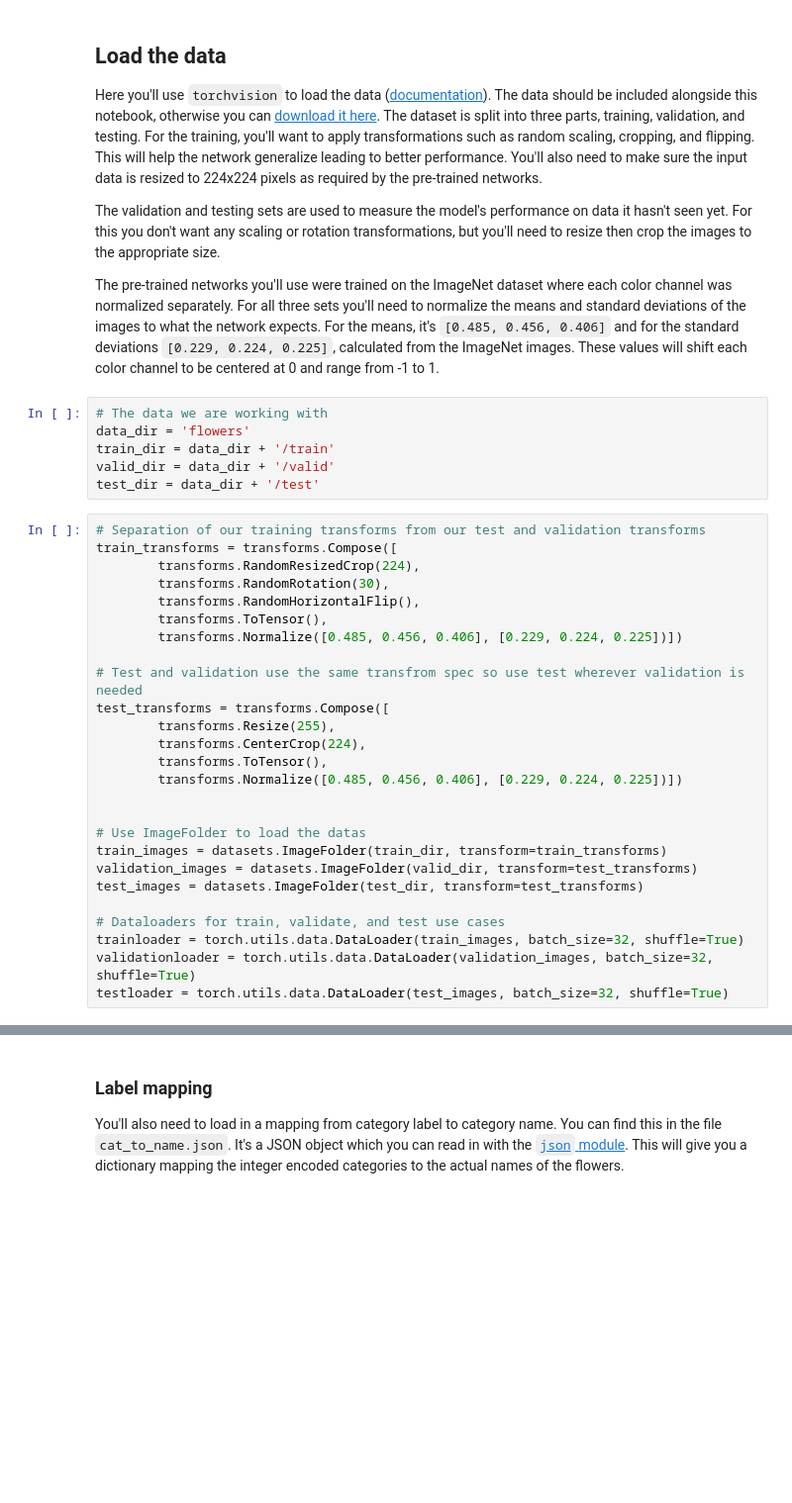
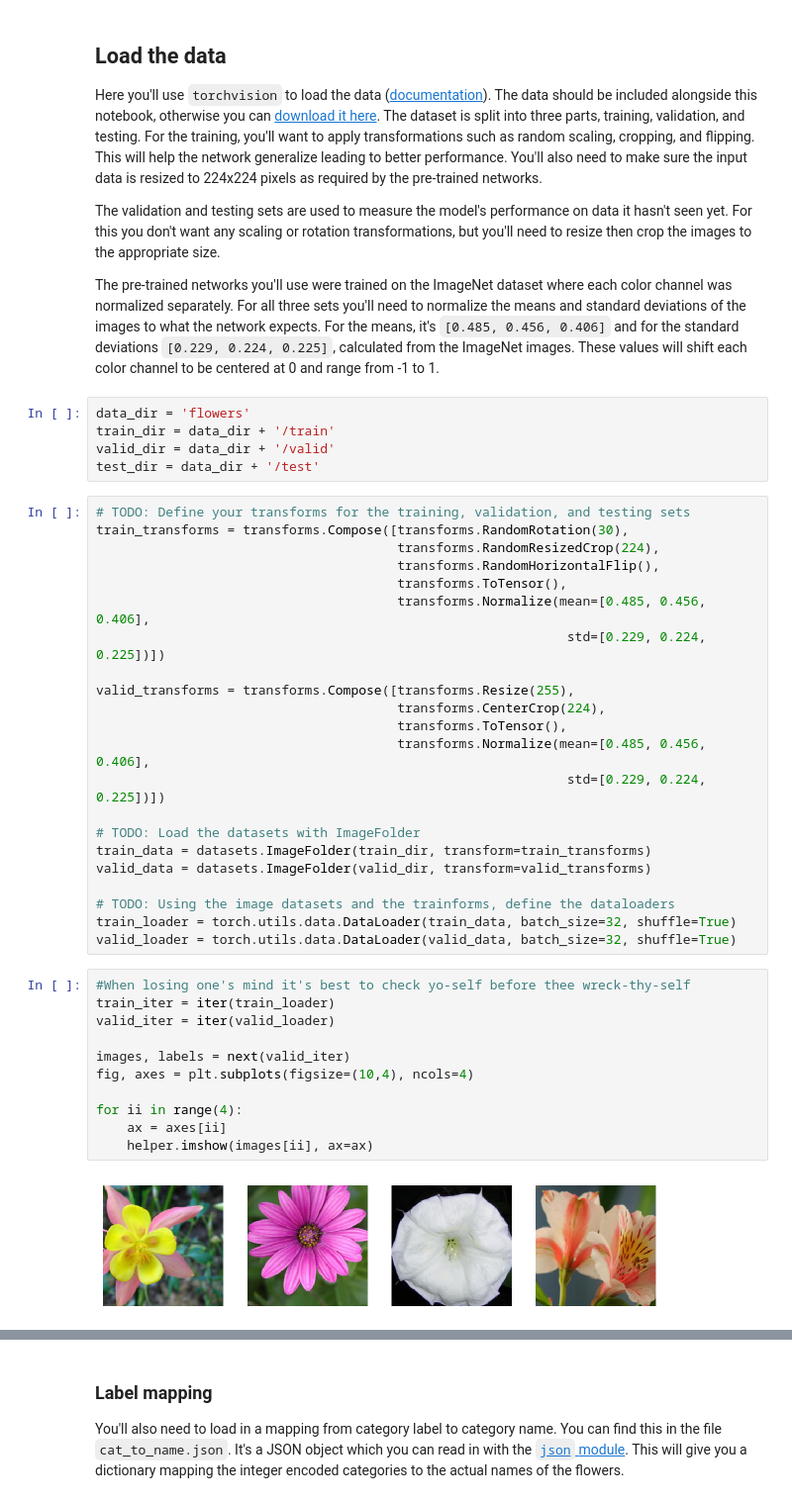
Before and after one commit to devinjelliot/udacity_img_classifier_p1, a Jupyter notebook: Image Classifier Project_part1_DE.ipynb, the cells around one changed output, grey strips where cells are left out. Shown at 99% size. Cells and saved outputs as stored; diff of their text form; blank space fills up the shorter version.

```diff
--- a/Image Classifier Project_part1_DE.ipynb
+++ b/Image Classifier Project_part1_DE.ipynb
@@ -49,34 +95,42 @@ The validation and testing sets are used to measure the model's performance on d
 
 The pre-trained networks you'll use were trained on the ImageNet dataset where each color channel was normalized separately. For all three sets you'll need to normalize the means and standard deviations of the images to what the network expects. For the means, it's `[0.485, 0.456, 0.406]` and for the standard deviations `[0.229, 0.224, 0.225]`, calculated from the ImageNet images.  These values will shift each color channel to be centered at 0 and range from -1 to 1.
 # %%
-# The data we are working with
 data_dir = 'flowers'
 train_dir = data_dir + '/train'
 valid_dir = data_dir + '/valid'
 test_dir = data_dir + '/test'
 # %%
-# Separation of our training transforms from our test and validation transforms
-train_transforms = transforms.Compose([
-        transforms.RandomResizedCrop(224),
-        transforms.RandomRotation(30),
-        transforms.RandomHorizontalFlip(),
-        transforms.ToTensor(),
-        transforms.Normalize([0.485, 0.456, 0.406], [0.229, 0.224, 0.225])])
+# TODO: Define your transforms for the training, validation, and testing sets
+train_transforms = transforms.Compose([transforms.RandomRotation(30),
+                                       transforms.RandomResizedCrop(224),
+                                       transforms.RandomHorizontalFlip(),
+                                       transforms.ToTensor(),
+                                       transforms.Normalize(mean=[0.485, 0.456, 0.406],
+                                                             std=[0.229, 0.224, 0.225])])
 
-# Test and validation use the same transfrom spec so use test wherever validation is needed
-test_transforms = transforms.Compose([
-        transforms.Resize(255),
-        transforms.CenterCrop(224),
-        transforms.ToTensor(),
-        transforms.Normalize([0.485, 0.456, 0.406], [0.229, 0.224, 0.225])])
+valid_transforms = transforms.Compose([transforms.Resize(255),
+                                       transforms.CenterCrop(224),
+                                       transforms.ToTensor(),
+                                       transforms.Normalize(mean=[0.485, 0.456, 0.406],
+                                                             std=[0.229, 0.224, 0.225])])
 
+# TODO: Load the datasets with ImageFolder
+train_data = datasets.ImageFolder(train_dir, transform=train_transforms)
+valid_data = datasets.ImageFolder(valid_dir, transform=valid_transforms)
 
-# Use ImageFolder to load the datas
-train_images = datasets.ImageFolder(train_dir, transform=train_transforms)
-validation_images = datasets.ImageFolder(valid_dir, transform=test_transforms)
-test_images = datasets.ImageFolder(test_dir, transform=test_transforms)
-
-# Dataloaders for train, validate, and test use cases
-trainloader = torch.utils.data.DataLoader(train_images, batch_size=32, shuffle=True)
-validationloader = torch.utils.data.DataLoader(validation_images, batch_size=32, shuffle=True)
-testloader = torch.utils.data.DataLoader(test_images, batch_size=32, shuffle=True)
+# TODO: Using the image datasets and the trainforms, define the dataloaders
+train_loader = torch.utils.data.DataLoader(train_data, batch_size=32, shuffle=True)
+valid_loader = torch.utils.data.DataLoader(valid_data, batch_size=32, shuffle=True)
+# %%
+#When losing one's mind it's best to check yo-self before thee wreck-thy-self
+train_iter = iter(train_loader)
+valid_iter = iter(valid_loader)
+
+images, labels = next(valid_iter)
+fig, axes = plt.subplots(figsize=(10,4), ncols=4)
+
+for ii in range(4):
+    ax = axes[ii]
+    helper.imshow(images[ii], ax=ax)
+# %% [output]
+[figure, added]
```
Also changed, not shown: parts of 25 cells of this notebook.
